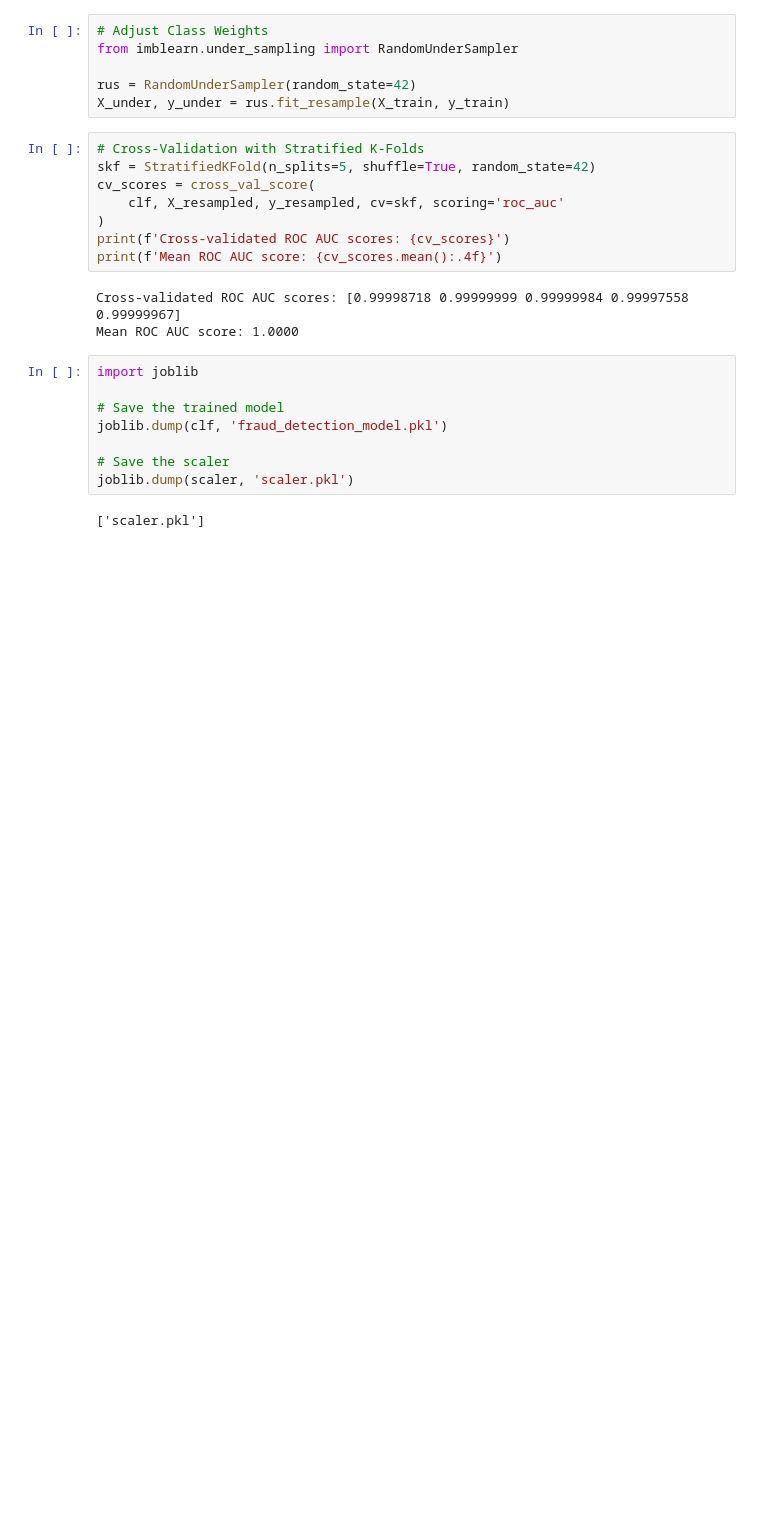
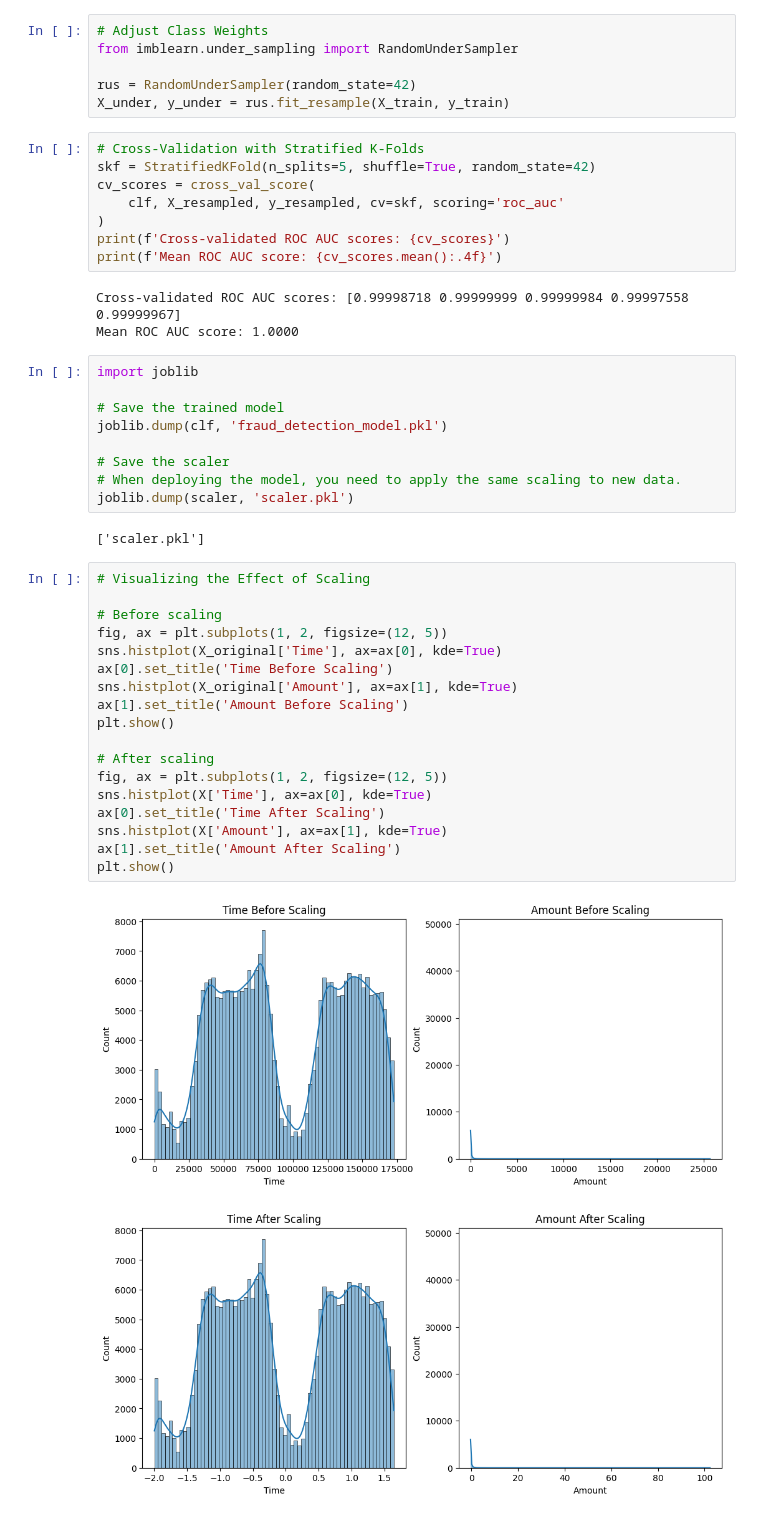
Before and after one commit to olaekdahl/cc-fraud-detection, a Jupyter notebook: train.ipynb, the cells around one changed output. Saved outputs shown, nothing was run; the diff lists cells and outputs as text; blank space fills up the shorter version.

```diff
--- a/train.ipynb
+++ b/train.ipynb
@@ -173,6 +270,28 @@ import joblib
 joblib.dump(clf, 'fraud_detection_model.pkl')
 
 # Save the scaler
+# When deploying the model, you need to apply the same scaling to new data.
 joblib.dump(scaler, 'scaler.pkl')
 # %% [output]
 ['scaler.pkl']
+# %%
+# Visualizing the Effect of Scaling
+
+# Before scaling
+fig, ax = plt.subplots(1, 2, figsize=(12, 5))
+sns.histplot(X_original['Time'], ax=ax[0], kde=True)
+ax[0].set_title('Time Before Scaling')
+sns.histplot(X_original['Amount'], ax=ax[1], kde=True)
+ax[1].set_title('Amount Before Scaling')
+plt.show()
+
+# After scaling
+fig, ax = plt.subplots(1, 2, figsize=(12, 5))
+sns.histplot(X['Time'], ax=ax[0], kde=True)
+ax[0].set_title('Time After Scaling')
+sns.histplot(X['Amount'], ax=ax[1], kde=True)
+ax[1].set_title('Amount After Scaling')
+plt.show()
+# %% [output]
+[figure, added]
+[figure, added]
```
Also changed, not shown: parts of 13 cells of this notebook, 4 other files.
